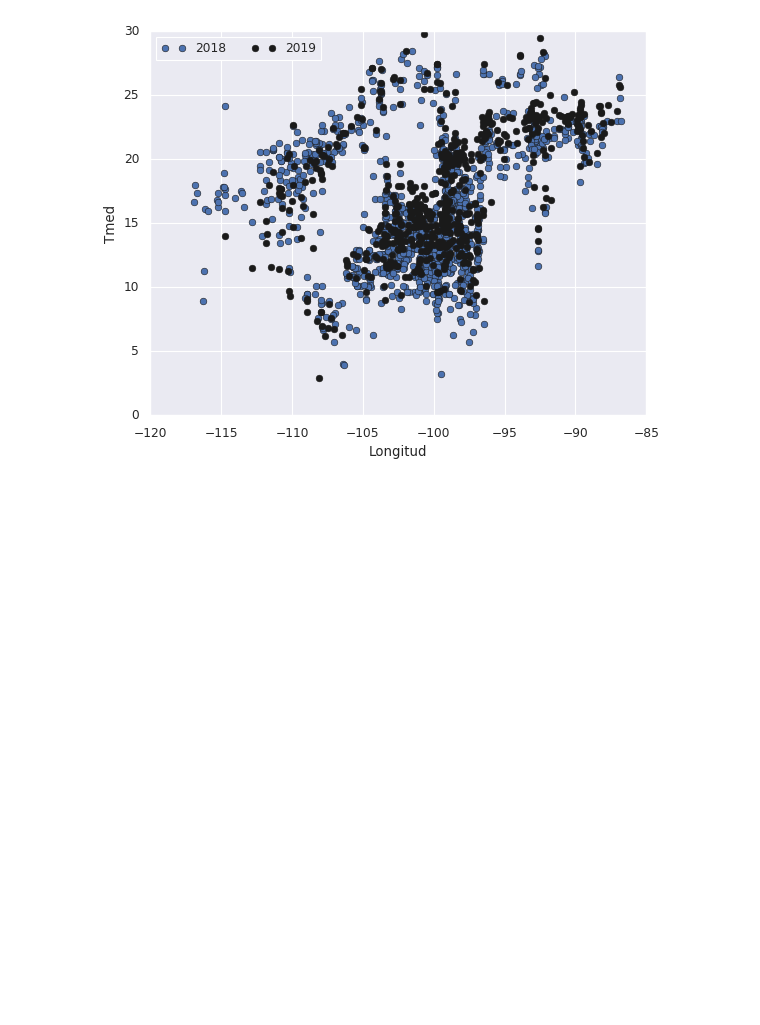
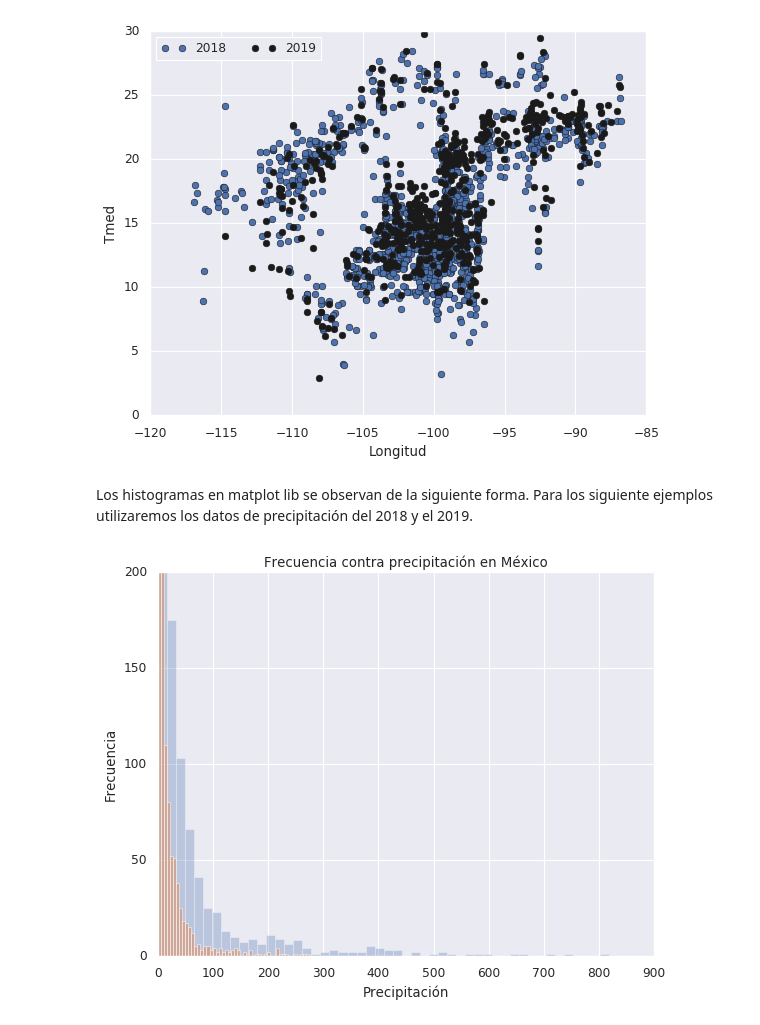
Before and after one commit to DCIDA2019/da2019-anaisabelotodo, a Jupyter notebook: Semana3/Tarea/Tarea.ipynb, the cells around one changed output. Drawn from its saved outputs; the diff is of its cells as text; code cells hidden in the pictures; blank space fills up the shorter version.

```diff
--- a/Semana3/Tarea/Tarea.ipynb
+++ b/Semana3/Tarea/Tarea.ipynb
@@ -1024,3 +1024,17 @@ plt.ylabel('Tmed')
 plt.legend(['2018','2019'],ncol=2, loc='upper left');
 # %% [output]
 [figure]
+# %% [markdown]
+Los histogramas en matplot lib se observan de la siguiente forma. Para los siguiente ejemplos utilizaremos los datos de precipitación del 2018 y el 2019.
+# %%
+data = lluvias_2018['ENE']
+plt.ylim(0,200)
+plt.ylabel('Frecuencia')
+plt.xlabel('Precipitación')
+plt.title('Frecuencia contra precipitación en México')
+plt.hist(data, bins = 50, alpha=0.3);
+
+data2 = lluvias_2019['ENE']
+plt.hist(data2, bins = 50, alpha=0.5);
+# %% [output]
+[figure, added]
```
Also changed, not shown: parts of 9 cells of this notebook.
